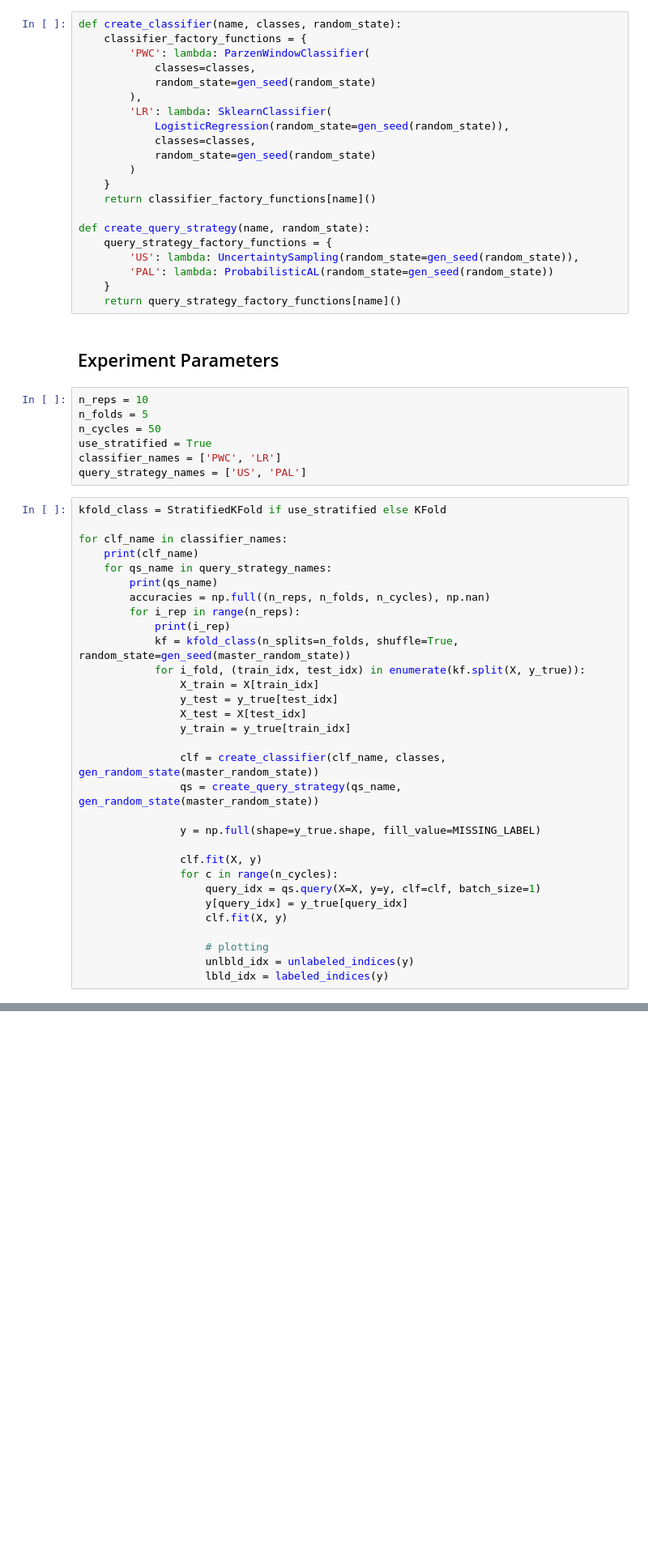
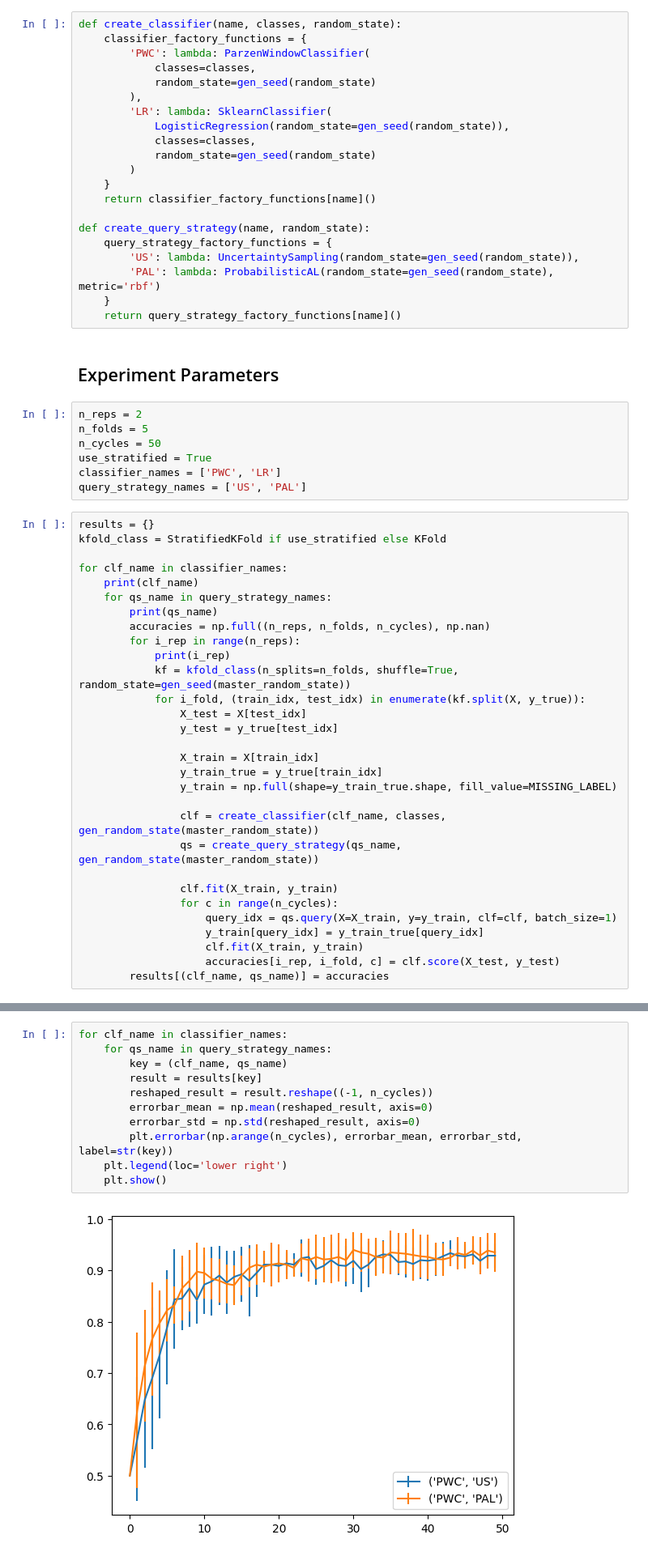
Before and after one commit to scikit-activeml/scikit-activeml, a Jupyter notebook: tutorials/03_pool_simple_comparison_experiment.ipynb, the cells around one changed output, grey strips where cells are left out. Shown at 81% size. Cells and saved outputs as stored; diff of their text form; blank space fills up the shorter version.

Commit message:
Add plots to cv notebook

```diff
--- a/tutorials/03_pool_simple_comparison_experiment.ipynb
+++ b/tutorials/03_pool_simple_comparison_experiment.ipynb
@@ -64,19 +66,20 @@ def create_classifier(name, classes, random_state):
 def create_query_strategy(name, random_state):
     query_strategy_factory_functions = {
         'US': lambda: UncertaintySampling(random_state=gen_seed(random_state)),
-        'PAL': lambda: ProbabilisticAL(random_state=gen_seed(random_state))
+        'PAL': lambda: ProbabilisticAL(random_state=gen_seed(random_state), metric='rbf')
     }
     return query_strategy_factory_functions[name]()
 # %% [markdown]
 ## Experiment Parameters
 # %%
-n_reps = 10
+n_reps = 2
 n_folds = 5
 n_cycles = 50
 use_stratified = True
 classifier_names = ['PWC', 'LR']
 query_strategy_names = ['US', 'PAL']
 # %%
+results = {}
 kfold_class = StratifiedKFold if use_stratified else KFold
 
 for clf_name in classifier_names:
@@ -88,22 +91,20 @@ for clf_name in classifier_names:
             print(i_rep)
             kf = kfold_class(n_splits=n_folds, shuffle=True, random_state=gen_seed(master_random_state))
             for i_fold, (train_idx, test_idx) in enumerate(kf.split(X, y_true)):
+                X_test = X[test_idx]
+                y_test = y_true[test_idx]
+
                 X_train = X[train_idx]
-                y_test = y_true[test_idx]
-                X_test = X[test_idx]
-                y_train = y_true[train_idx]
+                y_train_true = y_true[train_idx]
+                y_train = np.full(shape=y_train_true.shape, fill_value=MISSING_LABEL)
 
                 clf = create_classifier(clf_name, classes, gen_random_state(master_random_state))
                 qs = create_query_strategy(qs_name, gen_random_state(master_random_state))
 
-                y = np.full(shape=y_true.shape, fill_value=MISSING_LABEL)
-
-                clf.fit(X, y)
+                clf.fit(X_train, y_train)
                 for c in range(n_cycles):
-                    query_idx = qs.query(X=X, y=y, clf=clf, batch_size=1)
-                    y[query_idx] = y_true[query_idx]
-                    clf.fit(X, y)
-
-                    # plotting
-                    unlbld_idx = unlabeled_indices(y)
-                    lbld_idx = labeled_indices(y)
+                    query_idx = qs.query(X=X_train, y=y_train, clf=clf, batch_size=1)
+                    y_train[query_idx] = y_train_true[query_idx]
+                    clf.fit(X_train, y_train)
+                    accuracies[i_rep, i_fold, c] = clf.score(X_test, y_test)
+        results[(clf_name, qs_name)] = accuracies
@@ -109,0 +130,13 @@ for clf_name in classifier_names:
+# %%
+for clf_name in classifier_names:
+    for qs_name in query_strategy_names:
+        key = (clf_name, qs_name)
+        result = results[key]
+        reshaped_result = result.reshape((-1, n_cycles))
+        errorbar_mean = np.mean(reshaped_result, axis=0)
+        errorbar_std = np.std(reshaped_result, axis=0)
+        plt.errorbar(np.arange(n_cycles), errorbar_mean, errorbar_std, label=str(key))
+    plt.legend(loc='lower right')
+    plt.show()
+# %% [output]
+[figure, added]
```
Also changed, not shown: parts of 6 cells of this notebook.
